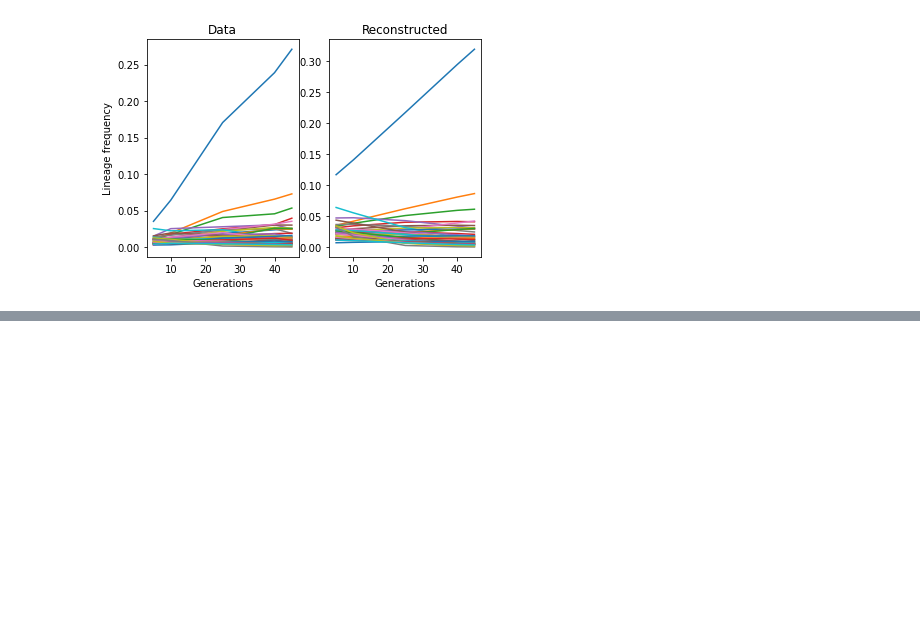
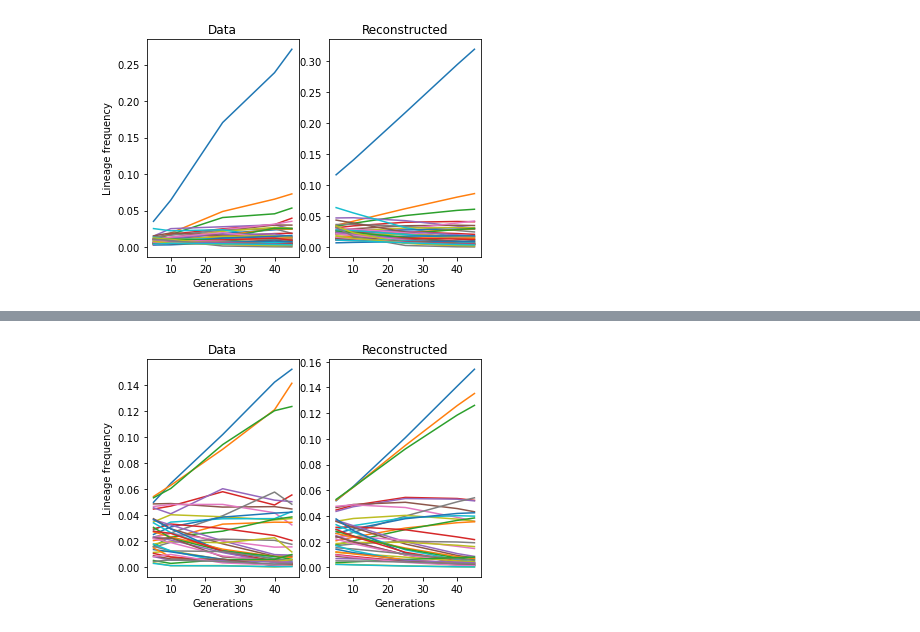
Before and after one commit to phys201/fitness_mcmc, a Jupyter notebook: documentation.ipynb, the cells around one changed output, grey strips where cells are left out. Drawn from its saved outputs; the diff is of its cells as text; code cells hidden in the pictures; blank space fills up the shorter version.

```diff
--- a/documentation.ipynb
+++ b/documentation.ipynb
@@ -32,14 +31,12 @@ posterior: $$p(s \mid D,M,I) \propto p(s \mid M,I)p(D\mid M,I,s)$$
 # %%
 #simulated data
-N = 10
-num_gens = 49
-f0_vals = np.random.random(N)
-s_vals = np.random.random(N) / 10
 
-times = np.array([5, 10, 25, 40, 45])
+data, time, ordered_frequencies = io.load_data("fitness_mcmc/simulated_data.txt")
 
-traj = create_trajectories(f0_vals, s_vals, times)
 # The reference trajectory should be the one we know most about (have the most counts for)
 # The reference trajectory should be indexed first in the data array
-idx = np.flipud(np.argsort(np.sum(traj, axis = 1)))
-traj = traj[idx, :]
+idx = np.flipud(np.argsort(np.sum(ordered_frequencies, axis = 1)))
+ordered_frequencies = ordered_frequencies[idx, :]
+
+simulated_model = fm.Fitness_Model(ordered_frequencies,time)
+simulated_model.find_MAP()
@@ -46 +45,5 @@ traj = traj[idx, :]
+# %%
+simulated_model.plot_MAP_estimate(type = "lin")
+# %% [output]
+[figure, added]
 # %%
```
Also changed, not shown: parts of 9 cells of this notebook.
